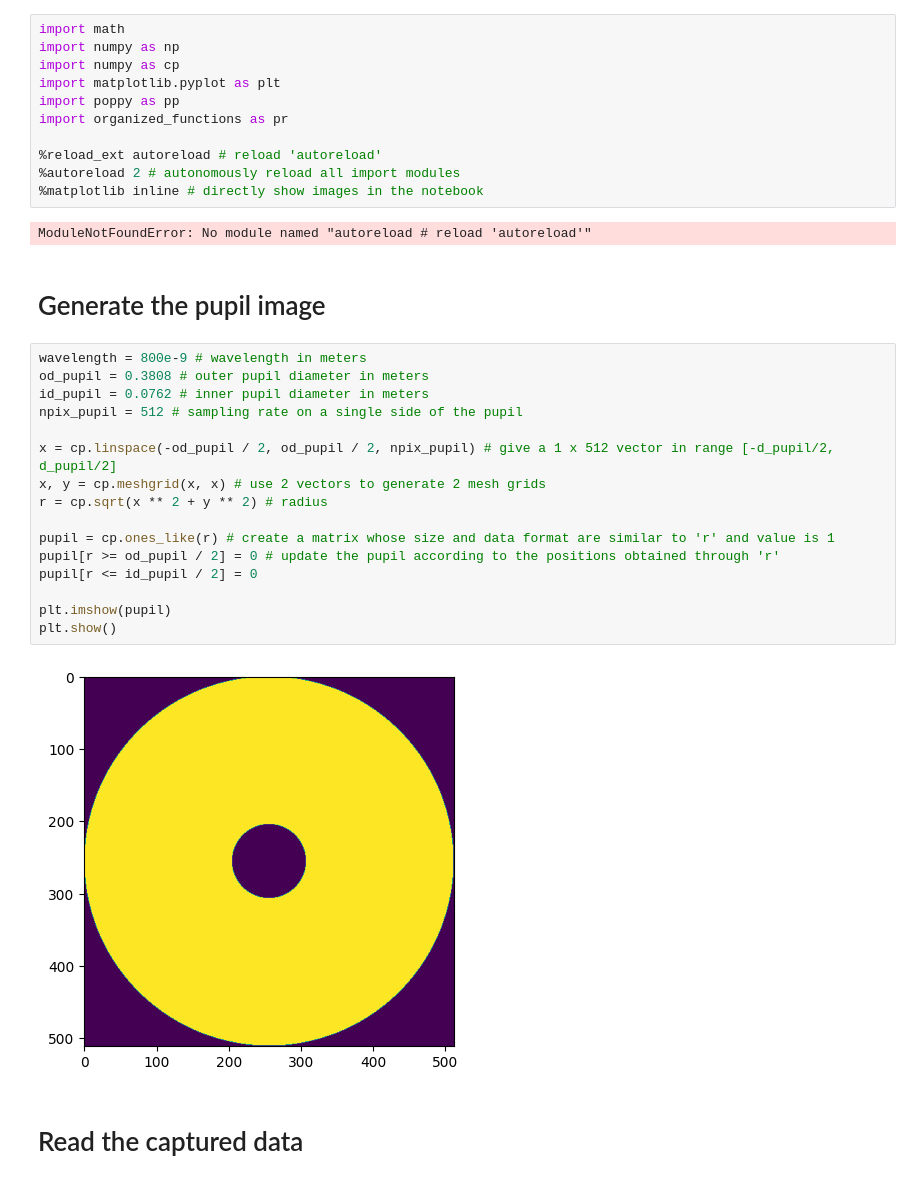
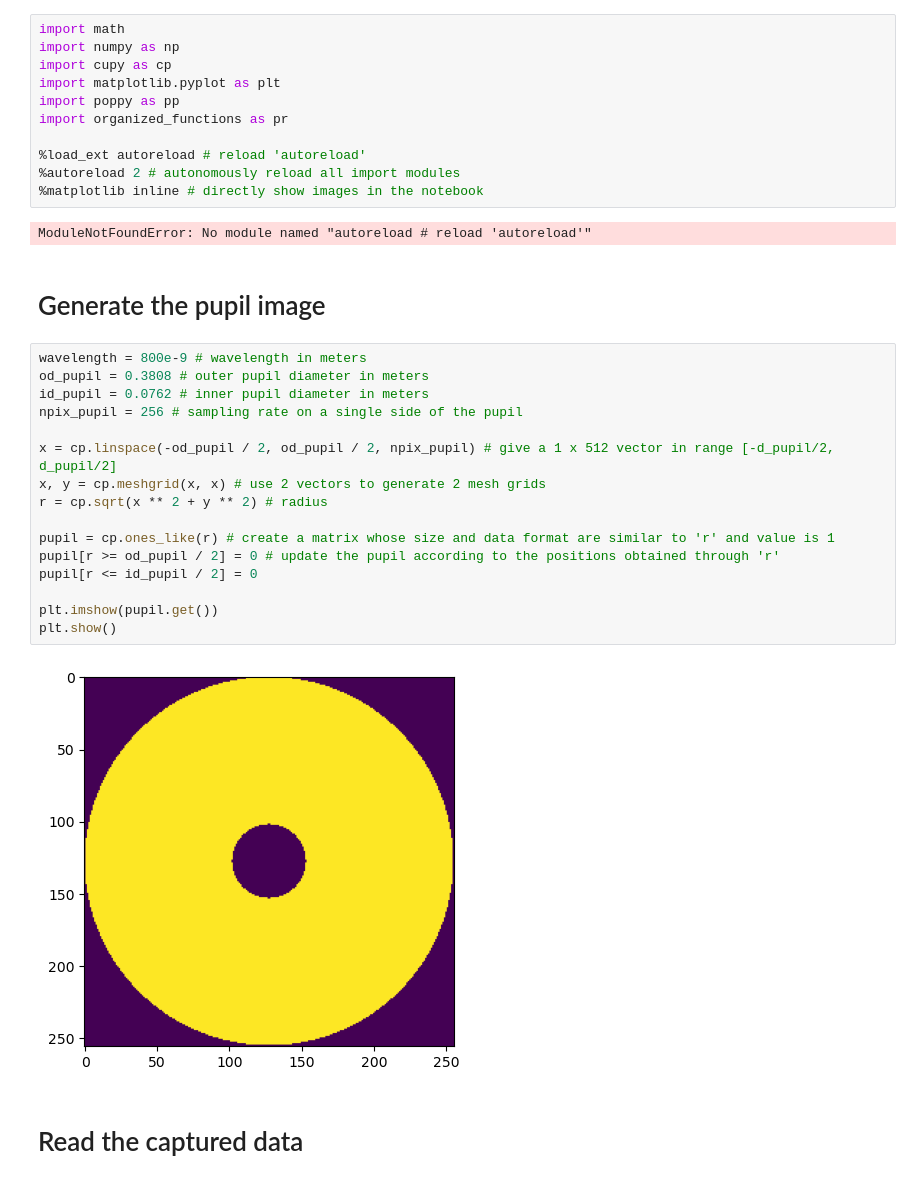
Before and after one commit to yiyanghuang0812/phase_retrieval, a Jupyter notebook: simulation_test.ipynb, the cells around one changed output. Drawn from its saved outputs; the diff is of its cells as text.

```diff
--- a/simulation_test.ipynb
+++ b/simulation_test.ipynb
@@ -1,12 +1,12 @@
 # %%
 import math
 import numpy as np
-import numpy as cp
+import cupy as cp
 import matplotlib.pyplot as plt
 import poppy as pp
 import organized_functions as pr
 
-%reload_ext autoreload # reload 'autoreload'
+%load_ext autoreload # reload 'autoreload'
 %autoreload 2 # autonomously reload all import modules
 %matplotlib inline # directly show images in the notebook
 # %% [output]
@@ -16,21 +16,21 @@ ModuleNotFoundError: No module named "autoreload # reload 'autoreload'"
 # %%
 wavelength = 800e-9 # wavelength in meters
 od_pupil = 0.3808 # outer pupil diameter in meters
 id_pupil = 0.0762 # inner pupil diameter in meters
-npix_pupil = 512 # sampling rate on a single side of the pupil
+npix_pupil = 256 # sampling rate on a single side of the pupil
 
 x = cp.linspace(-od_pupil / 2, od_pupil / 2, npix_pupil) # give a 1 x 512 vector in range [-d_pupil/2, d_pupil/2]
 x, y = cp.meshgrid(x, x) # use 2 vectors to generate 2 mesh grids
 r = cp.sqrt(x ** 2 + y ** 2) # radius
 
 pupil = cp.ones_like(r) # create a matrix whose size and data format are similar to 'r' and value is 1
 pupil[r >= od_pupil / 2] = 0 # update the pupil according to the positions obtained through 'r'
 pupil[r <= id_pupil / 2] = 0
 
-plt.imshow(pupil)
+plt.imshow(pupil.get())
 plt.show()
 # %% [output]
-[figure, old version]
+[figure, new version]
 # %% [markdown]
 # Read the captured data
 # %%
```
Also changed, not shown: parts of 3 cells of this notebook, 7 other files.
